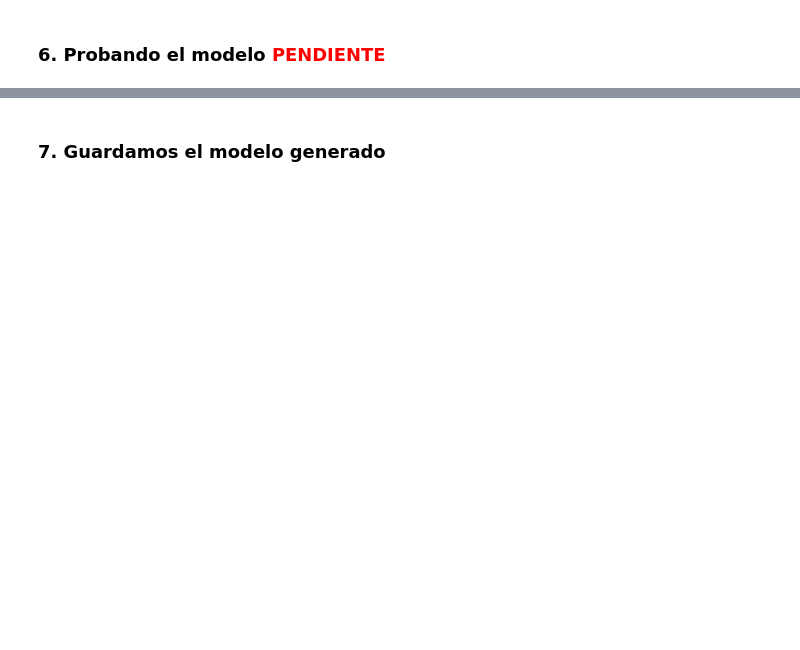
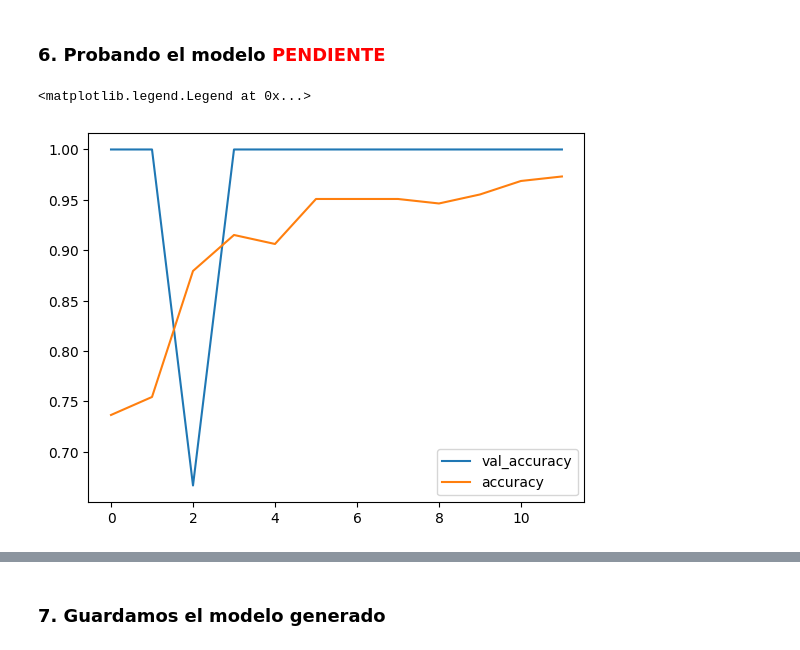
Before and after one commit to AlejandroDavidArzolaSaavedra/CNN-CT-BRAIN, a Jupyter notebook: cnn_ct_brain.ipynb, the cells around one changed output, grey strips where cells are left out. Drawn from its saved outputs; the diff is of its cells as text; code cells hidden in the pictures; blank space fills up the shorter version.

```diff
--- a/cnn_ct_brain.ipynb
+++ b/cnn_ct_brain.ipynb
@@ -28,11 +29,16 @@ Como podemos ver estos son los nombres de los directorios que disponemos
 # %% [markdown]
 ### 2. Empezamos con la parte carga de datos y de preprocesamiento
 # %%
+
 from tqdm import tqdm
-from tensorflow.keras.preprocessing.image import load_img, img_to_array
+from PIL import Image  # Import Image module from PIL
+from tensorflow.keras.preprocessing.image import img_to_array
 from tensorflow.keras.utils import to_categorical
+from tensorflow.keras.preprocessing.image import load_img
 from sklearn.model_selection import train_test_split
 from sklearn.preprocessing import LabelEncoder
+import os
+import numpy as np
 
 # Función para cargar y preprocesar imágenes
 def load_and_preprocess_images(base_dir):
@@ -74,9 +80,10 @@ base_dir = "archive/files/"
 X, y = load_and_preprocess_images(base_dir)
 
 # Dividir los datos en conjuntos de entrenamiento y prueba
-test_size = 0.2
 num_classes = len(np.unique(y))
-X_train, X_test, y_train, y_test = train_test_split(X, y, test_size=test_size)
+train_test_split(X, y, test_size = 0.2)
+
+X_train, X_test, y_train, y_test = train_test_split(X, y, test_size=0.2)
 
 # Convertir etiquetas a su forma one-hot
 y_train_one_hot = to_categorical(y_train, num_classes=num_classes)
@@ -405,0 +482,16 @@ _________________________________________________________________
+# %%
+# Mostrar las graficas y matriz de confusion
+import matplotlib.pyplot as plt
+from early_stopping import EarlyStopping
+import os
+from keras.callbacks import EarlyStopping
+
+# Entrenar el modelo
+early_stopping = EarlyStopping(monitor='val_loss', patience=5)
+model.compile(
+    optimizer="adam",
+    loss=tf.keras.losses.SparseCategoricalCrossentropy(from_logits=False),
+    metrics=['accuracy']
+)
+EPOCHS=12
+history = model.fit(train_ds,epochs=EPOCHS,validation_data=val_ds,verbose=1)
@@ -409,0 +518,9 @@ _________________________________________________________________
+# %%
+train_hist = history.history
+epochs = list(range(EPOCHS))
+plt.plot(epochs,train_hist['val_accuracy'],label="val_accuracy")
+plt.plot(epochs,train_hist['accuracy'],label="accuracy")
+plt.legend(loc="lower right")
+# %% [output]
+<matplotlib.legend.Legend at 0x...>
+[figure, added]
```
Also changed, not shown: parts of 15 cells of this notebook.
